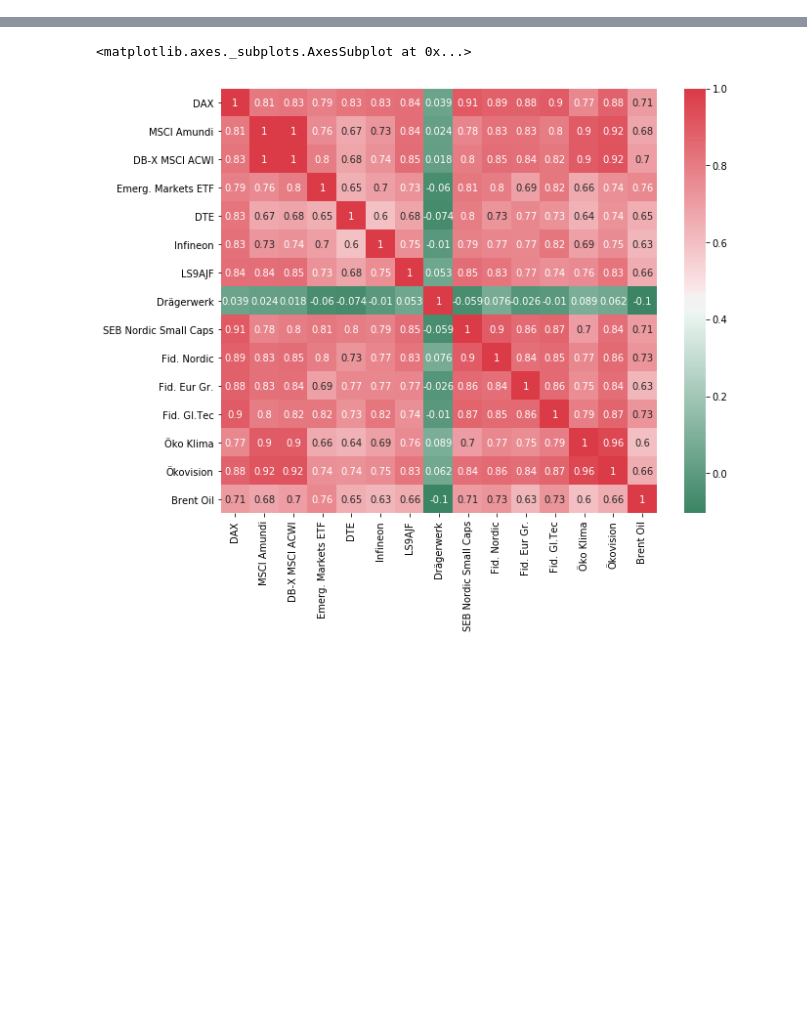
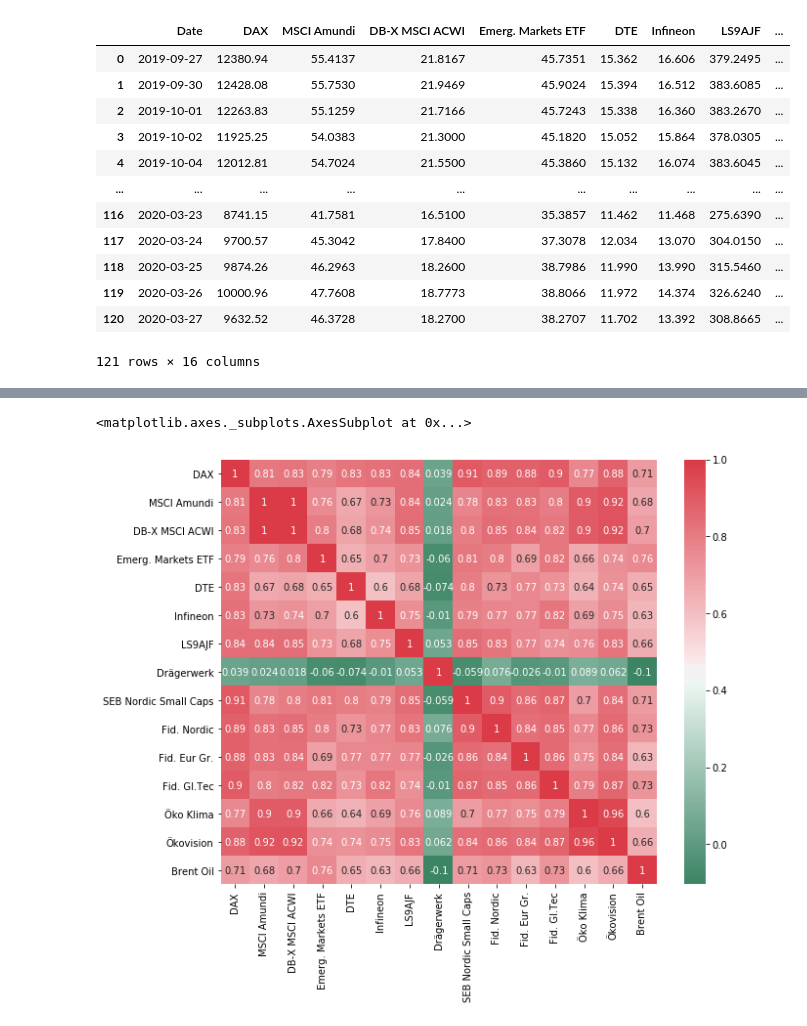
Before and after one commit to ds4pf/correlation-in-python, a Jupyter notebook: correlation-ip-fonds.ipynb, the cells around one changed output, grey strips where cells are left out. Drawn from its saved outputs; the diff is of its cells as text; code cells hidden in the pictures; blank space fills up the shorter version.

```diff
--- a/correlation-ip-fonds.ipynb
+++ b/correlation-ip-fonds.ipynb
@@ -32,7 +32,7 @@ name2wkn = {'Drägerwerk':'555063',
 # %%
 merged_quotes = pd.DataFrame()
 for e in entries:
-    quotes = pd.read_csv('data/'+name2wkn[e]+'.csv', sep=';', header=0)
+    quotes = pd.read_csv('data-funds/'+name2wkn[e]+'.csv', sep=';', header=0)
     if (e == 'Öko Klima' or e == 'Ökovision'):
         quotes['Close'] = quotes['Close'].shift(-1)
     if merged_quotes.size == 0:
@@ -41,3 +41,18 @@ for e in entries:
         merged_quotes = pd.merge(merged_quotes, quotes, on='Date')
 # %%
 merged_quotes.columns=["Date"]+entries
+merged_quotes
+# %% [output]
+|  | Date | DAX | MSCI Amundi | DB-X MSCI ACWI | Emerg. Markets ETF | DTE | Infineon | LS9AJF | ... |
+| 0 | 2019-09-27 | 12380.94 | 55.4137 | 21.8167 | 45.7351 | 15.362 | 16.606 | 379.2495 | ... |
+| 1 | 2019-09-30 | 12428.08 | 55.7530 | 21.9469 | 45.9024 | 15.394 | 16.512 | 383.6085 | ... |
+| 2 | 2019-10-01 | 12263.83 | 55.1259 | 21.7166 | 45.7243 | 15.338 | 16.360 | 383.2670 | ... |
+| 3 | 2019-10-02 | 11925.25 | 54.0383 | 21.3000 | 45.1820 | 15.052 | 15.864 | 378.0305 | ... |
+| 4 | 2019-10-04 | 12012.81 | 54.7024 | 21.5500 | 45.3860 | 15.132 | 16.074 | 383.6045 | ... |
+| ... | ... | ... | ... | ... | ... | ... | ... | ... | ... |
+| 116 | 2020-03-23 | 8741.15 | 41.7581 | 16.5100 | 35.3857 | 11.462 | 11.468 | 275.6390 | ... |
+| 117 | 2020-03-24 | 9700.57 | 45.3042 | 17.8400 | 37.3078 | 12.034 | 13.070 | 304.0150 | ... |
+| 118 | 2020-03-25 | 9874.26 | 46.2963 | 18.2600 | 38.7986 | 11.990 | 13.990 | 315.5460 | ... |
+| 119 | 2020-03-26 | 10000.96 | 47.7608 | 18.7773 | 38.8066 | 11.972 | 14.374 | 326.6240 | ... |
+| 120 | 2020-03-27 | 9632.52 | 46.3728 | 18.2700 | 38.2707 | 11.702 | 13.392 | 308.8665 | ... |
+121 rows × 16 columns
```
Also changed, not shown: parts of 3 cells of this notebook, 21 other files.
